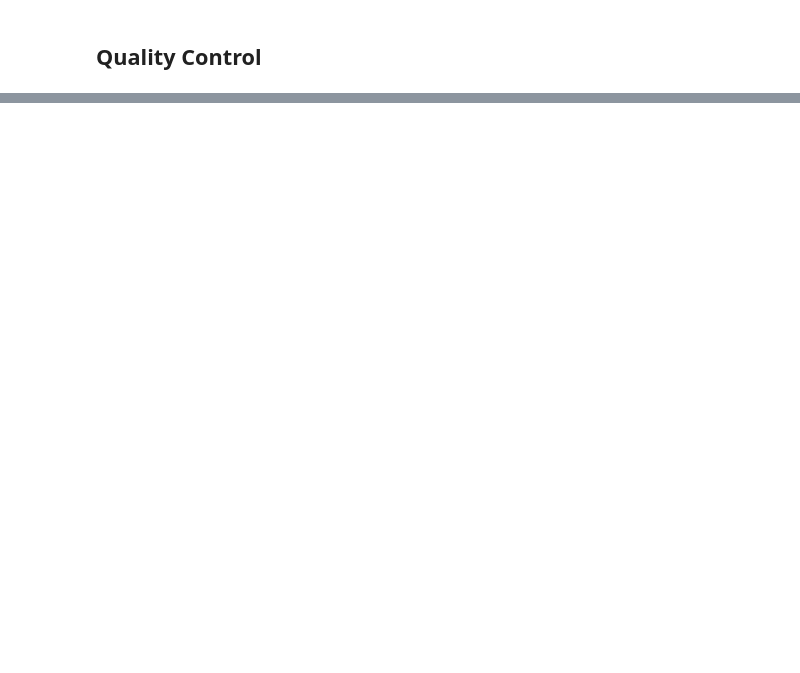
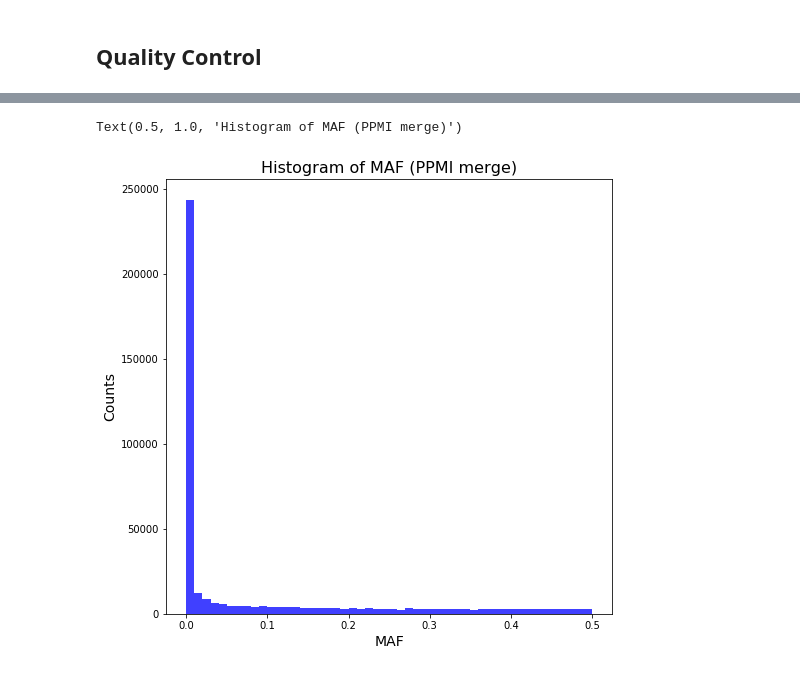
Before and after one commit to InfOmics/MUVIG, a Jupyter notebook: src/1-Preprocessing/2-QC_PCA.ipynb, the cells around one changed output, grey strips where cells are left out. Saved outputs shown, nothing was run; the diff lists cells and outputs as text; code cells hidden in the pictures; blank space fills up the shorter version.

```diff
--- a/src/1-Preprocessing/2-QC_PCA.ipynb
+++ b/src/1-Preprocessing/2-QC_PCA.ipynb
@@ -672,0 +326,19 @@ Text(0, 0.5, 'PC3')
+# %%
+ppmi_freq = pd.read_csv(
+    ".".join(["_".join([ppmi_merge_fn, "freq"]), "frq"]),
+    sep="\s+"
+)
+
+plt.figure(figsize=(8,8))
+n, bins, patches = plt.hist(
+    ppmi_freq.MAF.tolist(),
+    50,
+    facecolor="blue",
+    alpha=0.75
+)
+plt.xlabel("MAF", size=14)
+plt.ylabel("Counts", size=14)
+plt.title("Histogram of MAF (PPMI merge)", size=16)
+# %% [output]
+Text(0.5, 1.0, 'Histogram of MAF (PPMI merge)')
+[figure, added]
```
Also changed, not shown: parts of 123 cells of this notebook, 1 other file.
